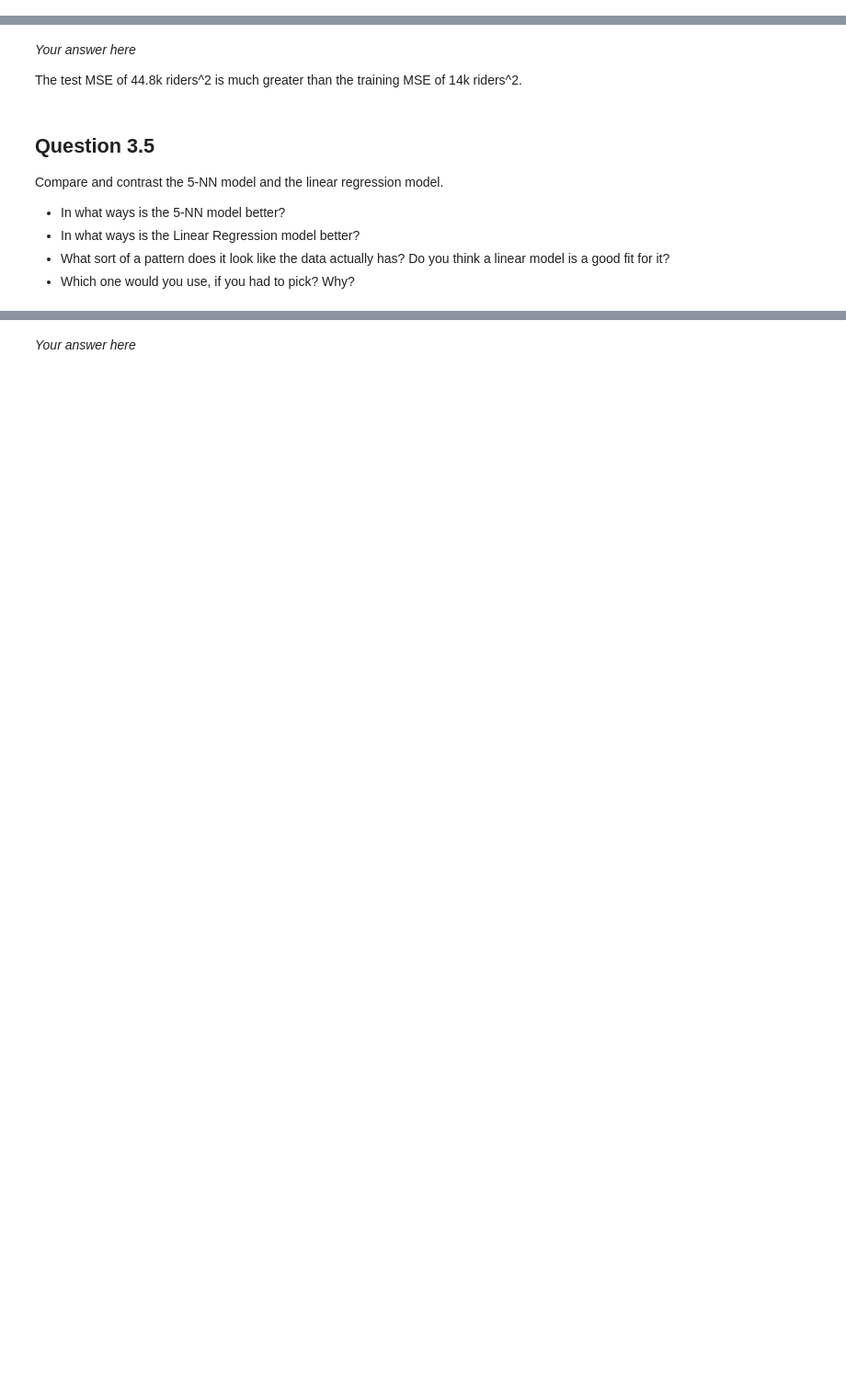
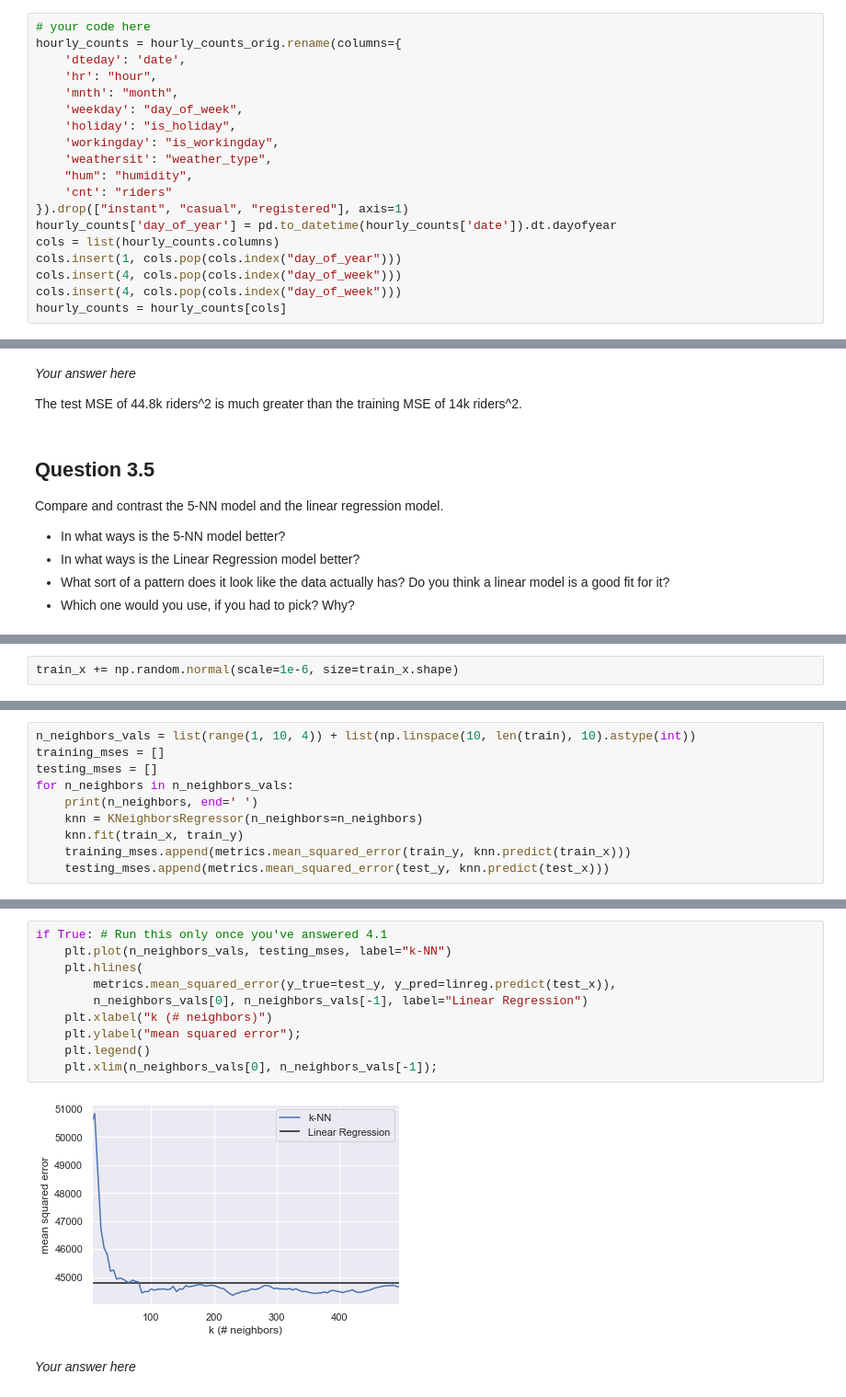
Before and after one commit to Calvin-Data-Science/data202, a Jupyter notebook: src/hw4/hw4_solutions.ipynb, the cells around one changed output, grey strips where cells are left out. Shown: that part at 92% size. Cells and saved outputs as stored; diff of their text form; blank space fills up the shorter version.

```diff
--- a/src/hw4/hw4_solutions.ipynb
+++ b/src/hw4/hw4_solutions.ipynb
@@ -123,3 +113,22 @@ hourly_counts = hourly_counts_orig.rename(columns={
+# %%
+# your code here
+hourly_counts = hourly_counts_orig.rename(columns={
+    'dteday': 'date',
+    'hr': "hour",
+    'mnth': "month",
+    'weekday': "day_of_week",
+    'holiday': "is_holiday",
+    'workingday': "is_workingday",
+    'weathersit': "weather_type",
+    "hum": "humidity",
+    'cnt': "riders"
+}).drop(["instant", "casual", "registered"], axis=1)
+hourly_counts['day_of_year'] = pd.to_datetime(hourly_counts['date']).dt.dayofyear
+cols = list(hourly_counts.columns)
+cols.insert(1, cols.pop(cols.index("day_of_year")))
+cols.insert(4, cols.pop(cols.index("day_of_week")))
+cols.insert(4, cols.pop(cols.index("day_of_week")))
+hourly_counts = hourly_counts[cols]
 # %%
 assert hourly_counts['hour'].max() == 23
 assert hourly_counts['riders'].max() > 900
@@ -389,0 +444,2 @@ Compare and contrast the 5-NN model and the linear regression model.
+# %%
+train_x += np.random.normal(scale=1e-6, size=train_x.shape)
@@ -389,0 +450,10 @@ Compare and contrast the 5-NN model and the linear regression model.
+# %%
+n_neighbors_vals = list(range(1, 10, 4)) + list(np.linspace(10, len(train), 10).astype(int))
+training_mses = []
+testing_mses = []
+for n_neighbors in n_neighbors_vals:
+    print(n_neighbors, end=' ')
+    knn = KNeighborsRegressor(n_neighbors=n_neighbors)
+    knn.fit(train_x, train_y)
+    training_mses.append(metrics.mean_squared_error(train_y, knn.predict(train_x)))
+    testing_mses.append(metrics.mean_squared_error(test_y, knn.predict(test_x)))
@@ -390,2 +474,14 @@ Compare and contrast the 5-NN model and the linear regression model.
+# %%
+if True: # Run this only once you've answered 4.1
+    plt.plot(n_neighbors_vals, testing_mses, label="k-NN")
+    plt.hlines(
+        metrics.mean_squared_error(y_true=test_y, y_pred=linreg.predict(test_x)),
+        n_neighbors_vals[0], n_neighbors_vals[-1], label="Linear Regression")
+    plt.xlabel("k (# neighbors)")
+    plt.ylabel("mean squared error");
+    plt.legend()
+    plt.xlim(n_neighbors_vals[0], n_neighbors_vals[-1]);
+# %% [output]
+[figure, added]
 # %% [markdown]
 *Your answer here*
```
Also changed, not shown: parts of 19 cells of this notebook.
